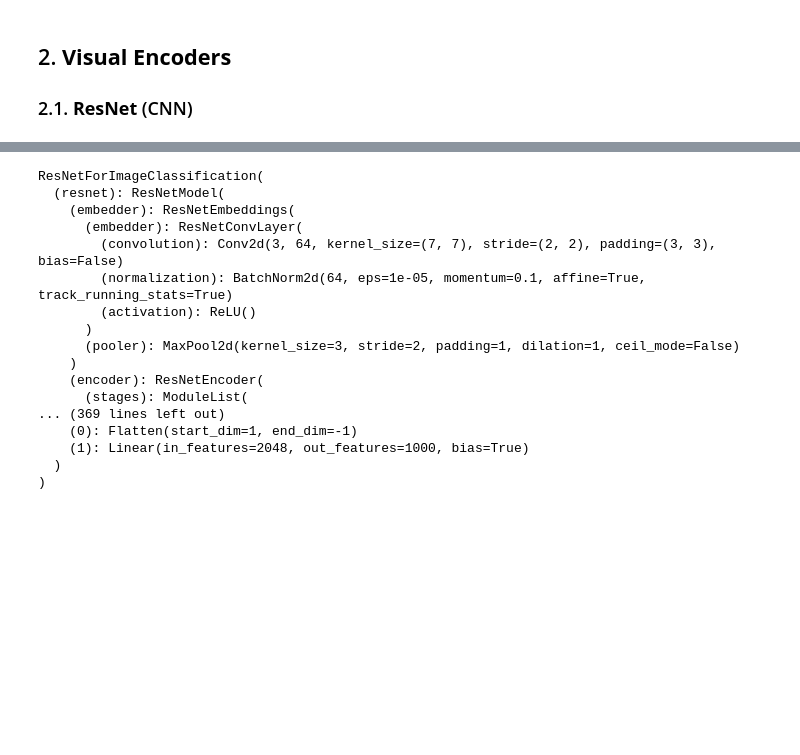
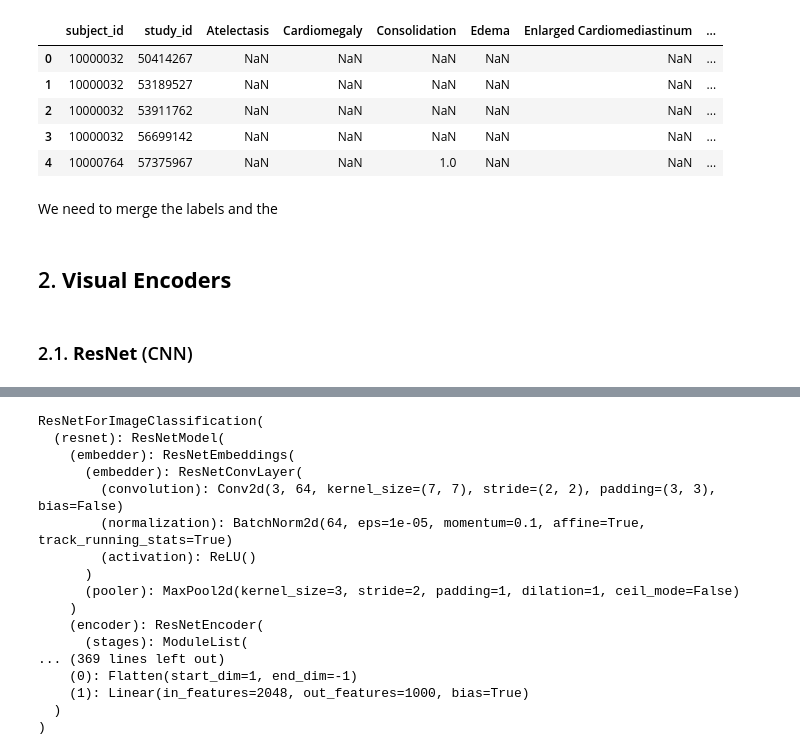
Before and after one commit to silviiaromanato/biomed-team4, a Jupyter notebook: multimodal/biomed.ipynb, the cells around one changed output, grey strips where cells are left out. Drawn from its saved outputs; the diff is of its cells as text; code cells hidden in the pictures; blank space fills up the shorter version.

```diff
--- a/multimodal/biomed.ipynb
+++ b/multimodal/biomed.ipynb
@@ -30,0 +64,10 @@ from models import *
+# %%
+labels_data = pd.read_csv('../fake_data/mimic-cxr-2.0.0-chexpert.csv')
+labels_data.head()
+# %% [output]
+|  | subject_id | study_id | Atelectasis | Cardiomegaly | Consolidation | Edema | Enlarged Cardiomediastinum | ... |
+| 0 | 10000032 | 50414267 | NaN | NaN | NaN | NaN | NaN | ... |
+| 1 | 10000032 | 53189527 | NaN | NaN | NaN | NaN | NaN | ... |
+| 2 | 10000032 | 53911762 | NaN | NaN | NaN | NaN | NaN | ... |
+| 3 | 10000032 | 56699142 | NaN | NaN | NaN | NaN | NaN | ... |
+| 4 | 10000764 | 57375967 | NaN | NaN | 1.0 | NaN | NaN | ... |
@@ -30,0 +76,2 @@ from models import *
+# %% [markdown]
+We need to merge the labels and the
@@ -31,6 +81,6 @@ from models import *
+# %% [markdown]
+## 2. **Visual Encoders**
 # %% [markdown]
-## 2. **Visual Encoders**
-
 ### 2.1. **ResNet** (CNN)
 # %%
 from transformers import AutoImageProcessor, ResNetForImageClassification
```
Also changed, not shown: parts of 6 cells of this notebook, 24 other files.
